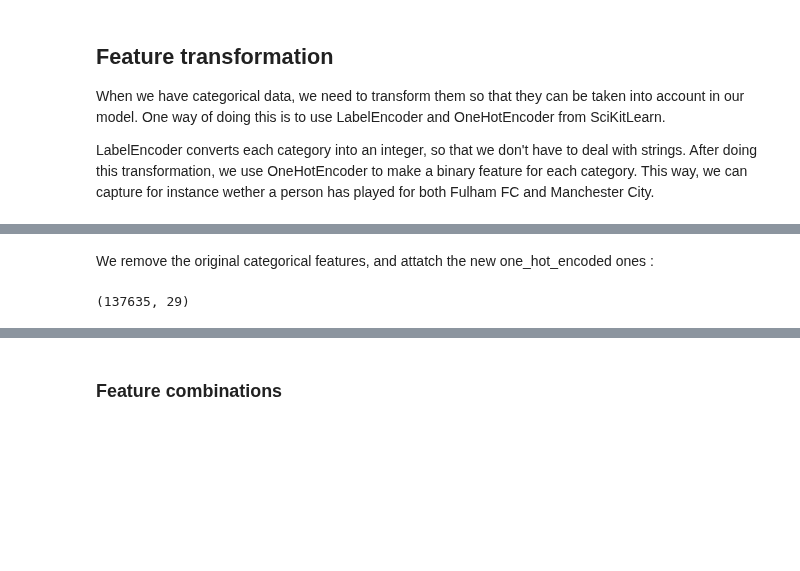
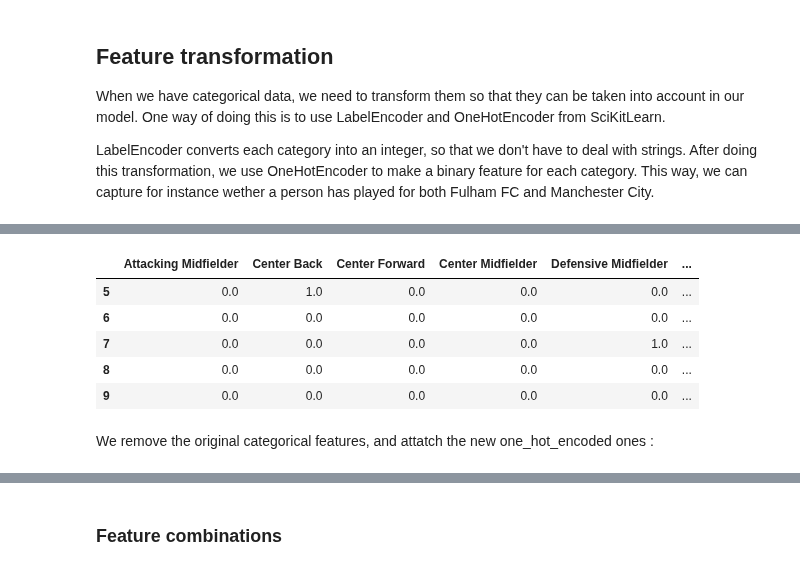
Before and after one commit to PaluchowskiMatthew/ADA-Kepler, a Jupyter notebook: 05 - Applied ML/Applied ML - Learning curve and grid search.ipynb, the cells around one changed output, grey strips where cells are left out. Saved outputs shown, nothing was run; the diff lists cells and outputs as text; code cells hidden in the pictures; blank space fills up the shorter version.

```diff
--- a/05 - Applied ML/Applied ML - Learning curve and grid search.ipynb
+++ b/05 - Applied ML/Applied ML - Learning curve and grid search.ipynb
@@ -146,0 +137,13 @@ features.shape
+# %%
+def get_binary_class(x):
+    """ Returns 0 for players rated below 0.5 ('light-skinned') and 1 for players rated above ('dark-skinned')"""
+    if x < 0.5:
+        return 0
+    else:
+        return 1
+# %%
+# Take the mean of the two raters value
+mean_rating = has_referee[['rater1', 'rater2']].mean(axis=1)
+# Drop the players that does not have a rating
+mean_rating.dropna(inplace=True)
+dropping_stats(mean_rating)
@@ -146,0 +163,6 @@ features.shape
+# %%
+# Since we want to do a binary classification, we convert the real numbers to 0/1
+
+binary_class = mean_rating.apply(get_binary_class)
+binary_class.name = 'class'
+binary_class.head()
@@ -245,7 +213,12 @@ one_hot_encoded_features.head()
+# %%
+position_encoded = pd.get_dummies(has_class['position'])
+position_encoded.head()
+# %% [output]
+|  | Attacking Midfielder | Center Back | Center Forward | Center Midfielder | Defensive Midfielder | ... |
+| 5 | 0.0 | 1.0 | 0.0 | 0.0 | 0.0 | ... |
+| 6 | 0.0 | 0.0 | 0.0 | 0.0 | 0.0 | ... |
+| 7 | 0.0 | 0.0 | 0.0 | 0.0 | 1.0 | ... |
+| 8 | 0.0 | 0.0 | 0.0 | 0.0 | 0.0 | ... |
+| 9 | 0.0 | 0.0 | 0.0 | 0.0 | 0.0 | ... |
 # %% [markdown]
 We remove the original categorical features, and attatch the new one_hot_encoded ones :
-# %%
-features_no_categorical = features.drop( categorical_features.columns, axis=1)
-features_no_categorical.shape
-# %% [output]
-(137635, 29)
```
Also changed, not shown: parts of 72 cells of this notebook.
